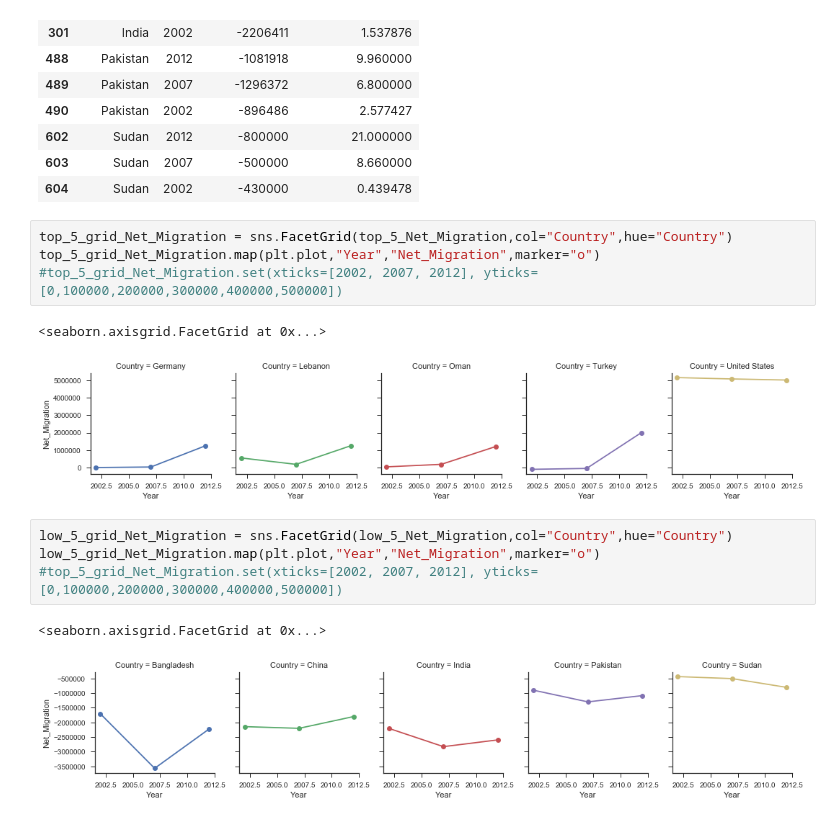
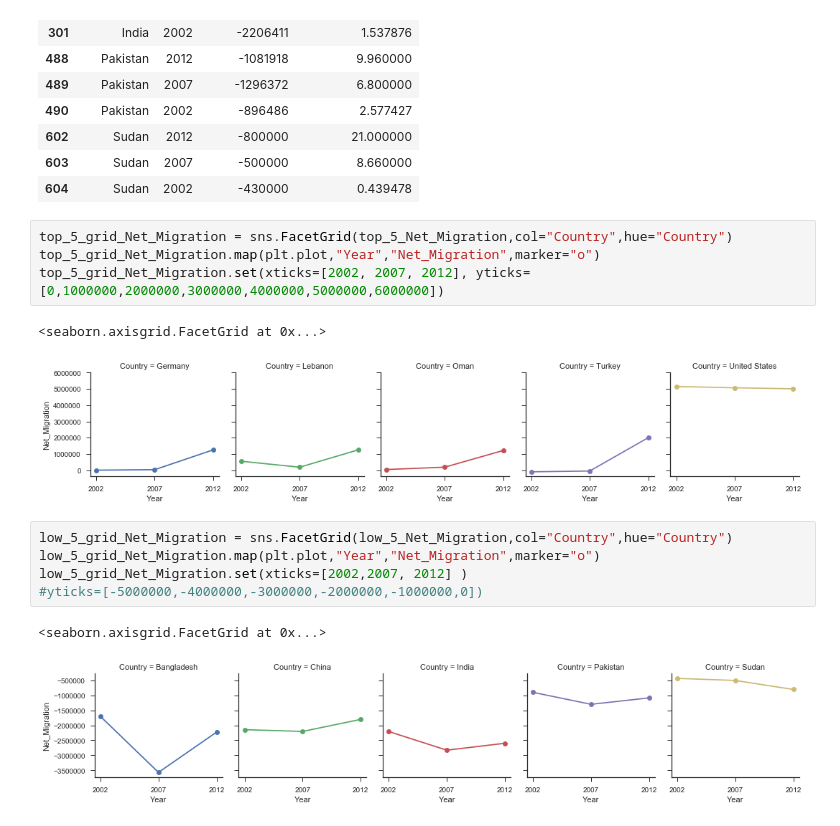
Before and after one commit to suhasinipallai/internet_migration_dq1, a Jupyter notebook: Data_Question1.ipynb, the cells around one changed output. Saved outputs shown, nothing was run; the diff lists cells and outputs as text.

```diff
--- a/Data_Question1.ipynb
+++ b/Data_Question1.ipynb
@@ -538,14 +599,15 @@ low_5_Net_Migration
 # %%
 top_5_grid_Net_Migration = sns.FacetGrid(top_5_Net_Migration,col="Country",hue="Country")
 top_5_grid_Net_Migration.map(plt.plot,"Year","Net_Migration",marker="o")
-#top_5_grid_Net_Migration.set(xticks=[2002, 2007, 2012], yticks=[0,100000,200000,300000,400000,500000])
+top_5_grid_Net_Migration.set(xticks=[2002, 2007, 2012], yticks=[0,1000000,2000000,3000000,4000000,5000000,6000000])
 # %% [output]
 <seaborn.axisgrid.FacetGrid at 0x...>
-[figure, old version]
+[figure, new version]
 # %%
 low_5_grid_Net_Migration = sns.FacetGrid(low_5_Net_Migration,col="Country",hue="Country")
 low_5_grid_Net_Migration.map(plt.plot,"Year","Net_Migration",marker="o")
-#top_5_grid_Net_Migration.set(xticks=[2002, 2007, 2012], yticks=[0,100000,200000,300000,400000,500000])
+low_5_grid_Net_Migration.set(xticks=[2002,2007, 2012] )
+#yticks=[-5000000,-4000000,-3000000,-2000000,-1000000,0])
 # %% [output]
 <seaborn.axisgrid.FacetGrid at 0x...>
-[figure, old version]
+[figure, new version]
```
Also changed, not shown: parts of 44 cells of this notebook, 3 other files.
